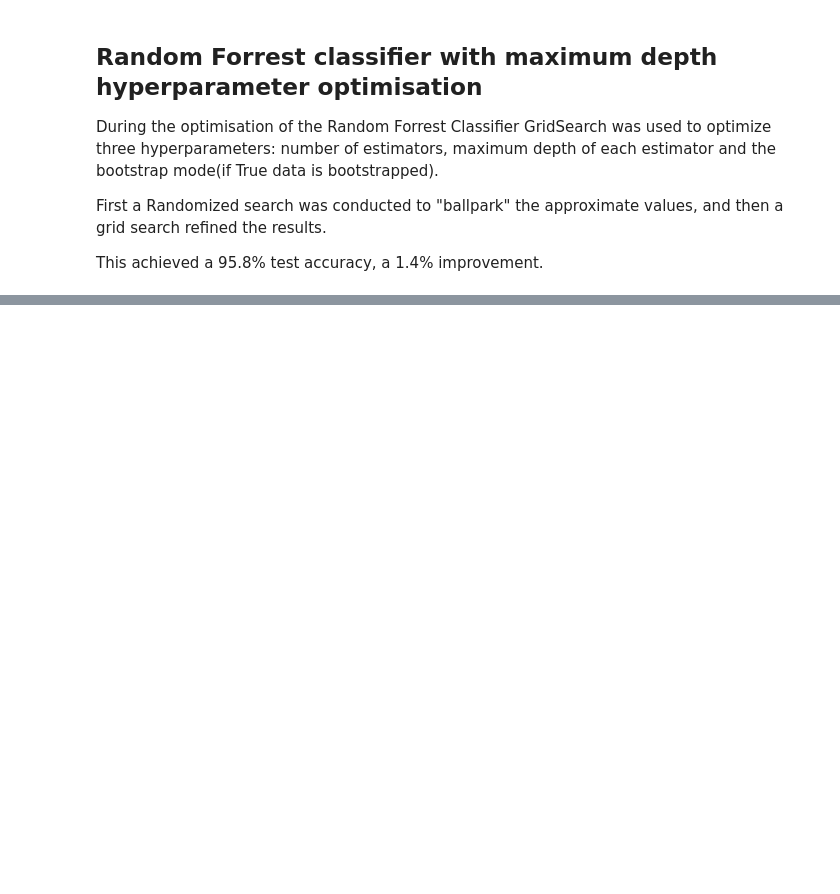
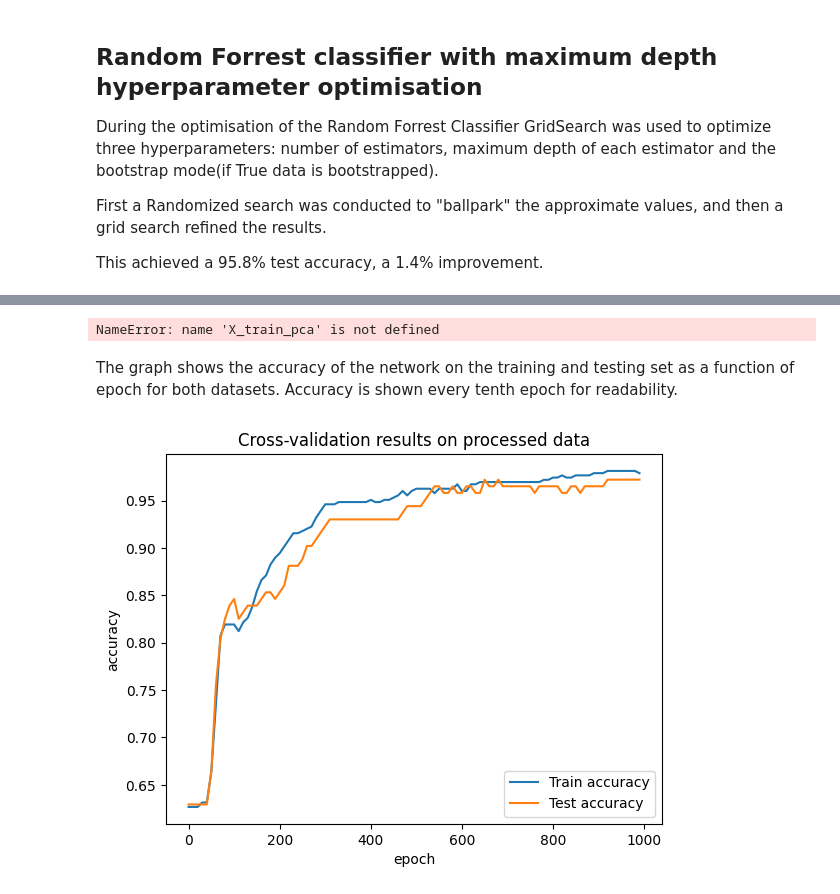
Before and after one commit to matijapavlovic8/breast-cancer-classification, a Jupyter notebook: breast-cancer-classification.ipynb, the cells around one changed output, grey strips where cells are left out. Cells and saved outputs as stored; diff of their text form; code cells hidden in the pictures; blank space fills up the shorter version.

```diff
--- a/breast-cancer-classification.ipynb
+++ b/breast-cancer-classification.ipynb
@@ -950,0 +1131,15 @@ weighted avg       0.96      0.96      0.96       143
+# %%
+# model, loss function and optimizer init (processed data)
+input_size = X_train.shape[1]
+model = TumorNet(input_size)
+cross_entropy = nn.BCELoss()
+optimizer = optim.Adam(model.parameters(), lr=0.001)
+
+print("TumorNet training on processed data:")
+accuracies_train, accuracies_test = train(model, cross_entropy, optimizer, 1000, X_train, y_train, X_test, y_test)
+
+print("\nTumorNet results on test processed data:")
+test_loss, test_acc = evaluate(model, cross_entropy, X_test, y_test)
+print(f"Loss: {test_loss.item():.4f}\nAccuracy: {test_acc.item():.4f}")
+
+nn_proc_data = model
@@ -950,0 +1162,39 @@ weighted avg       0.96      0.96      0.96       143
+# %%
+# model, loss function and optimizer init (pca)
+input_size = X_train_pca.shape[1]
+model = TumorNet(input_size)
+cross_entropy = nn.BCELoss()
+optimizer = optim.Adam(model.parameters(), lr=0.001)
+
+print("TumorNet training on pca data:")
+accuracies_train_pca, accuracies_test_pca = train(model, cross_entropy, optimizer, 1000, X_train, y_train, X_test, y_test)
+
+print("\nTumorNet results on test pca data:")
+test_loss, test_acc = evaluate(model, cross_entropy, X_test, y_test)
+print(f"Loss: {test_loss.item():.4f}\nAccuracy: {test_acc.item():.4f}")
+
+nn_pca_data = model
+# %% [output]
+NameError: name 'X_train_pca' is not defined
+# %% [markdown]
+The graph shows the accuracy of the network on the training and testing set as a function of epoch for both datasets. Accuracy is shown every tenth epoch for readability.
+# %%
+# processed data
+plt.plot(np.arange(0, 1000, 10, dtype=int), accuracies_train, label="Train accuracy")
+plt.plot(np.arange(0, 1000, 10, dtype=int), accuracies_test, label="Test accuracy")
+plt.xlabel("epoch")
+plt.ylabel("accuracy")
+plt.title("Cross-validation results on processed data")
+plt.legend()
+plt.show()
+
+# pca
+#plt.plot(np.arange(0, 1000, 10, dtype=int), accuracies_train_pca, label="Train accuracy")
+#plt.plot(np.arange(0, 1000, 10, dtype=int), accuracies_test_pca, label="Test accuracy")
+#plt.xlabel("epoch")
+#plt.ylabel("accuracy")
+#plt.title("Cross-validation results on pca data")
+#plt.legend()
+#plt.show()
+# %% [output]
+[figure, added]
```
Also changed, not shown: parts of 37 cells of this notebook.
